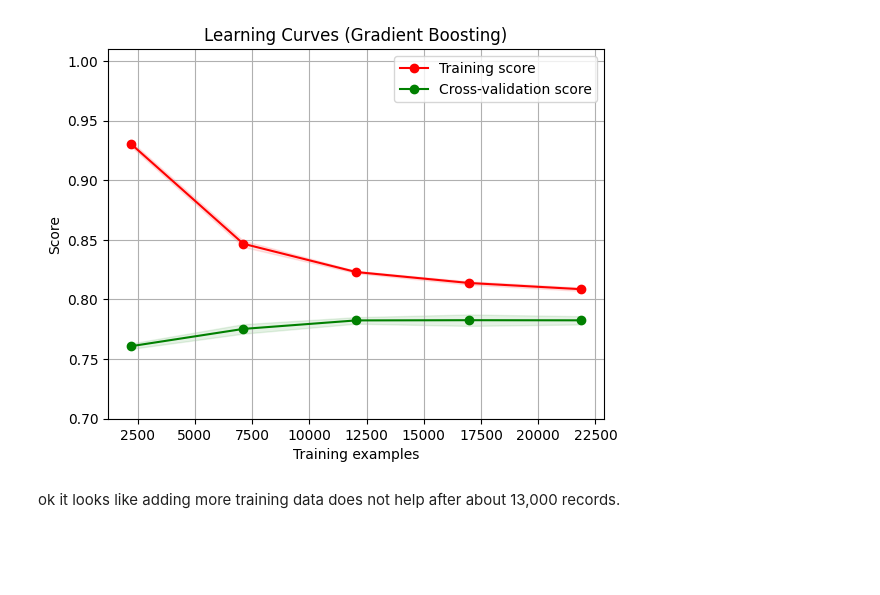
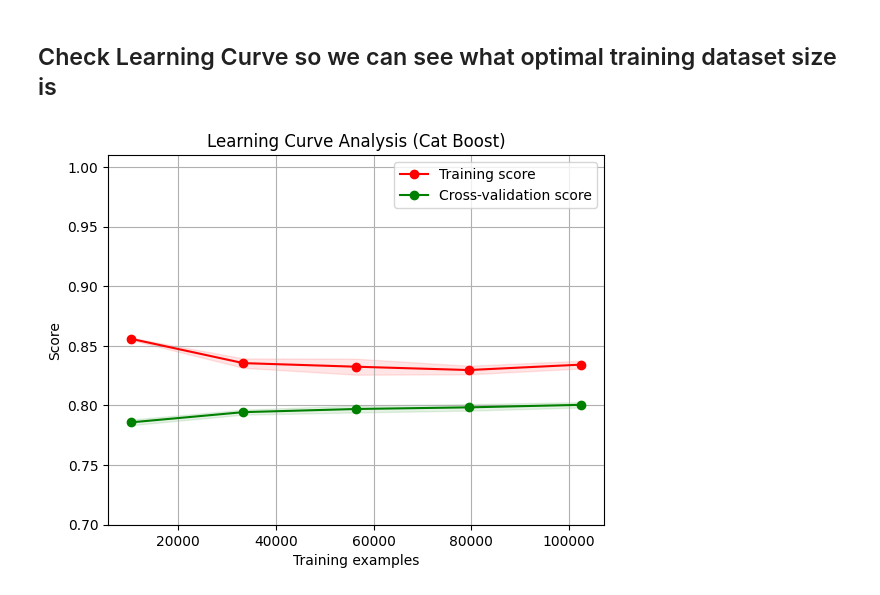
Before and after one commit to ackaplan/capstone, a Jupyter notebook: PredictIT_Modeling_Likely_Users.ipynb, the cells around one changed output. Cells and saved outputs as stored; diff of their text form; code cells hidden in the pictures; blank space fills up the shorter version.

```diff
--- a/PredictIT_Modeling_Likely_Users.ipynb
+++ b/PredictIT_Modeling_Likely_Users.ipynb
@@ -121,11 +152,12 @@ for column in training_data.columns:
 # %%
 features_to_use =['AGE','ZIP','MEDHOMEVAL','SEX','OCCDETAIL','OCCDETAIL_DESC','LIFESTAGE_CLUSTER','CNS_MEDINC','GENDER_MIX',
-'CNSUS_PCTB','AGE_IND','GENERATION','TOD_SEN_R_2020','HOMEMKTVAL','TOD_SEN_D_2020','AI_County_Name',
+'CNSUS_PCTB','AGE_IND','GENERATION','TOD_SEN_R_2020','HOMEMKTVAL','TOD_SEN_D_2020',
 'INCOMESTHH','TOD_SEN_D_2014','TOD_SEN_R_2014','TOD_PRES_R_2020','VP_GEN','TOD_PRES_D_2020','TOD_PRES_R_2016',
 'TOD_PRES_D_2016','AUTO_MODEL','TOD_GOV_R_2018','TOD_PRES_R_2012','CNSUS_PCTA','TOD_PRES_D_2012','TOD_SEN_R_2012',
 'TOD_GOV_D_2018','TOD_SEN_D_2012','TOD_SEN_R_2018','TOD_SEN_R_2016','NETWORTH','TOD_GOV_R_2014','TOD_SEN_D_2018',
 'TOD_GOV_D_2014','TOD_SEN_D_2016','TOD_SEN_DIFF_2020','TOD_PRES_DIFF_2020','EDUCATION','TOD_PRES_DIFF_2016','OCCUPATION',
-'WEALTH','TOD_SEN_DIFF_2014','TOD_SEN_DIFF_2016','TOD_PRES_R_2020_PREC','CNSUS_PCTW']
+'WEALTH','TOD_SEN_DIFF_2014','TOD_SEN_DIFF_2016','TOD_PRES_R_2020_PREC','CNSUS_PCTW','PARTY_CODE','GROUPED_PARTY','ETHNIC_INFER','VOTER_CNT',
+                 'COUNTY_CODE','ALUMNI_INDUSTRY']
 
 X = training_data[features_to_use]
 y = training_data['predictit_user']
@@ -135,4 +167,14 @@ X_temp, X_validation, y_temp, y_validation = train_test_split(X, y, test_size=0.
 
 #Second split: Splitting the remaining data into training and testing sets
 X_train, X_test, y_train, y_test = train_test_split(X_temp, y_temp, test_size=0.2, random_state=42) # 20% of 90% for testing
+# %%
+# Creating copies of the original datasets for CatBoost and maybe LightGBM
+X_cb_lgbm = X.copy()
+y_cb_lgbm = y.copy()
+
+# First split
+X_temp_cb_lgbm, X_validation_cb_lgbm, y_temp_cb_lgbm, y_validation_cb_lgbm = train_test_split(X_cb_lgbm, y_cb_lgbm, test_size=0.1, random_state=42) # 10% for validation
+
+# Second split
+X_train_cb_lgbm, X_test_cb_lgbm, y_train_cb_lgbm, y_test_cb_lgbm = train_test_split(X_temp_cb_lgbm, y_temp_cb_lgbm, test_size=0.2, random_state=42) # 20% of 90% for testing
 # %% [markdown]
@@ -370,0 +503,18 @@ weighted avg       0.79      0.79      0.79      3800
+# %%
+
+cat_features_indices = [X_train_cb_lgbm.columns.get_loc(c) for c in categorical_columns if c in X_train_cb_lgbm]
+
+cat_model = CatBoostClassifier(iterations=1000,
+                               learning_rate=0.1,
+                               depth=10,
+                               cat_features=cat_features_indices,
+                               verbose=100)
+
+# Train CatBoost model
+cat_model.fit(X_train_cb_lgbm, y_train_cb_lgbm)
+
+# Evaluate
+y_pred_cat = cat_model.predict(X_test_cb_lgbm)
+print("CatBoost Test Set Evaluation:")
+print("Accuracy:", accuracy_score(y_test_cb_lgbm, y_pred_cat))
+print(classification_report(y_test_cb_lgbm, y_pred_cat))
@@ -526,6 +657,7 @@ Using an altered threshhold would be a possibility, as it increases the precisio
+# %% [markdown]
+## Check Learning Curve so we can see what optimal training dataset size is
 # %%
-
-from sklearn.model_selection import learning_curve
+#Note - CHatGPT helped with learning curve code.
 
 def plot_learning_curve(estimator, title, X, y, ylim=None, cv=None,
                         n_jobs=None, train_sizes=np.linspace(.1, 1.0, 5)):
@@ -536,36 +668,33 @@ def plot_learning_curve(estimator, title, X, y, ylim=None, cv=None,
     plt.xlabel("Training examples")
     plt.ylabel("Score")
     train_sizes, train_scores, test_scores = learning_curve(
         estimator, X, y, cv=cv, n_jobs=n_jobs, train_sizes=train_sizes, random_state=42)
     train_scores_mean = np.mean(train_scores, axis=1)
     train_scores_std = np.std(train_scores, axis=1)
     test_scores_mean = np.mean(test_scores, axis=1)
     test_scores_std = np.std(test_scores, axis=1)
     plt.grid()
 
     plt.fill_between(train_sizes, train_scores_mean - train_scores_std,
                      train_scores_mean + train_scores_std, alpha=0.1,
                      color="r")
     plt.fill_between(train_sizes, test_scores_mean - test_scores_std,
                      test_scores_mean + test_scores_std, alpha=0.1, color="g")
     plt.plot(train_sizes, train_scores_mean, 'o-', color="r",
              label="Training score")
     plt.plot(train_sizes, test_scores_mean, 'o-', color="g",
              label="Cross-validation score")
 
     plt.legend(loc="best")
     return plt
 
 
-title = "Learning Curves (Gradient Boosting)"
+title = "Learning Curve Analysis (Cat Boost)"
 # Cross-validation with 5 splits
 cv = 5
 # Evaluate score on training and test set several times with different training set sizes
-plot_learning_curve(best_gbdt, title, X_train, y_train, ylim=(0.7, 1.01), cv=cv, n_jobs=-1)
+plot_learning_curve(best_model, title, X_train_cb_lgbm, y_train_cb_lgbm, ylim=(0.7, 1.01), cv=cv, n_jobs=-1)
 
-# Display the plot
 plt.show()
 # %% [output]
-[figure, old version]
+[figure, new version]
-# %% [markdown]
-ok it looks like adding more training data does not help after about 13,000 records.
```
Also changed, not shown: parts of 80 cells of this notebook.
